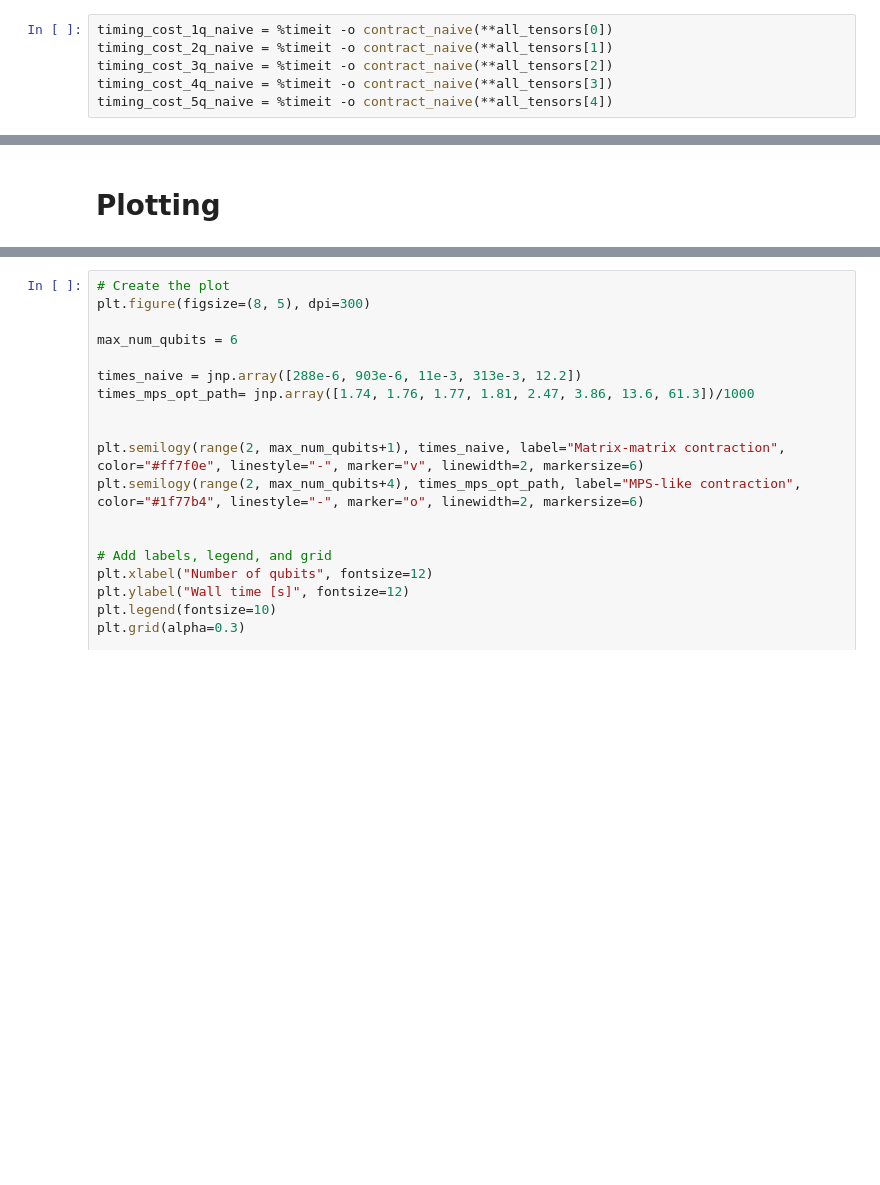
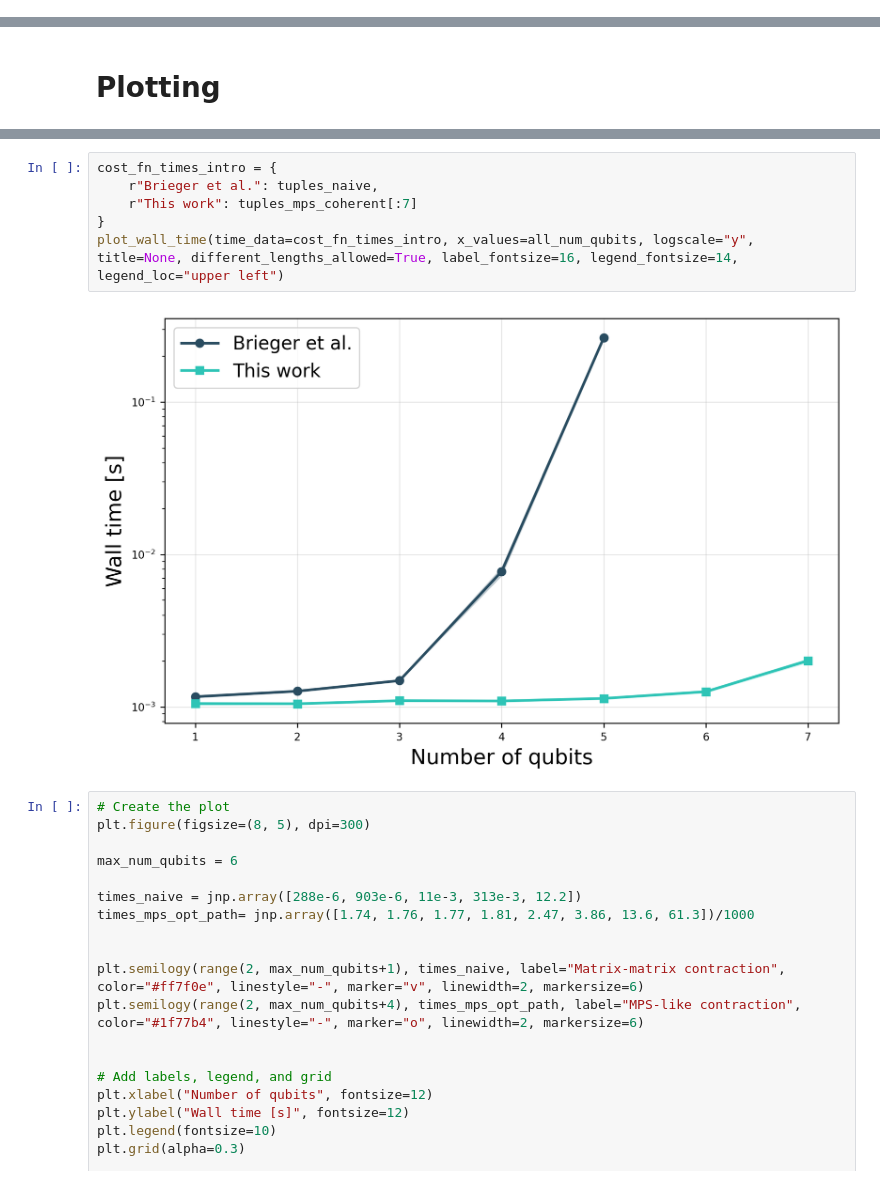
Before and after one commit to EmilianoG-byte/iqm-benchmarks, a Jupyter notebook: playground/aps_presentation/complexity_comparison.ipynb, the cells around one changed output, grey strips where cells are left out. Saved outputs shown, nothing was run; the diff lists cells and outputs as text; blank space fills up the shorter version.

```diff
--- a/playground/aps_presentation/complexity_comparison.ipynb
+++ b/playground/aps_presentation/complexity_comparison.ipynb
@@ -106,9 +123,3 @@ timing_cost_5q_naive = %timeit -o contract_naive(**all_tensors[4])
 1.49 ms ± 4 μs per loop (mean ± std. dev. of 7 runs, 1,000 loops each)
 7.74 ms ± 435 μs per loop (mean ± std. dev. of 7 runs, 100 loops each)
 264 ms ± 3.89 ms per loop (mean ± std. dev. of 7 runs, 10 loops each)
-# %%
-timing_cost_1q_naive = %timeit -o contract_naive(**all_tensors[0])
-timing_cost_2q_naive = %timeit -o contract_naive(**all_tensors[1])
-timing_cost_3q_naive = %timeit -o contract_naive(**all_tensors[2])
-timing_cost_4q_naive = %timeit -o contract_naive(**all_tensors[3])
-timing_cost_5q_naive = %timeit -o contract_naive(**all_tensors[4])
@@ -165,3 +192,11 @@ plot_wall_time(time_data=cost_fn_times, x_values=all_num_qubits[:max_idx], logsc
+# %%
+cost_fn_times_intro = {
+    r"Brieger et al.": tuples_naive,
+    r"This work": tuples_mps_coherent[:7]
+}
+plot_wall_time(time_data=cost_fn_times_intro, x_values=all_num_qubits, logscale="y", title=None, different_lengths_allowed=True, label_fontsize=16, legend_fontsize=14, legend_loc="upper left")
+# %% [output]
+[figure, added]
 # %%
 # Create the plot
 plt.figure(figsize=(8, 5), dpi=300)
```
Also changed, not shown: parts of 10 cells of this notebook, 2 other files.
